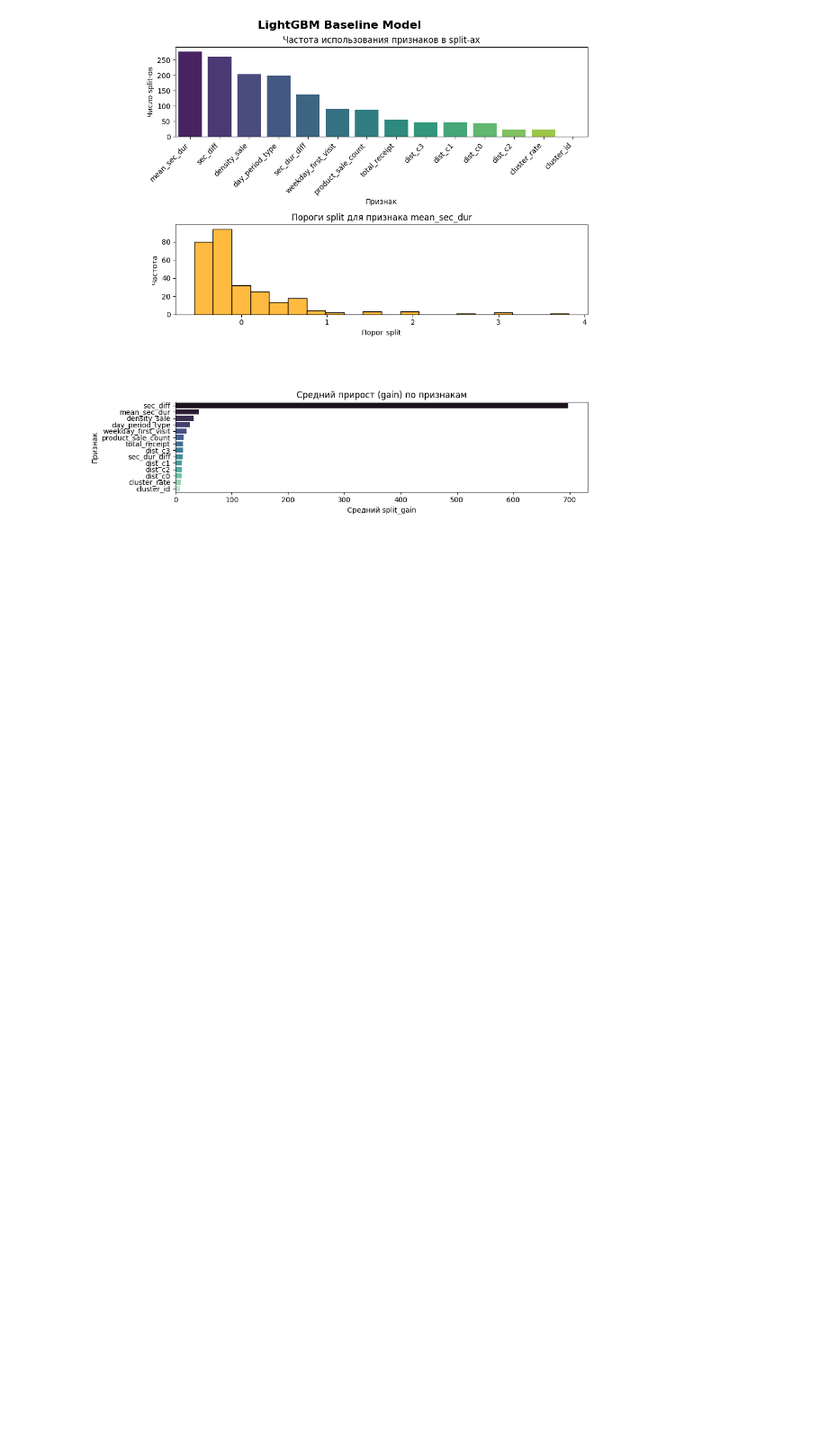
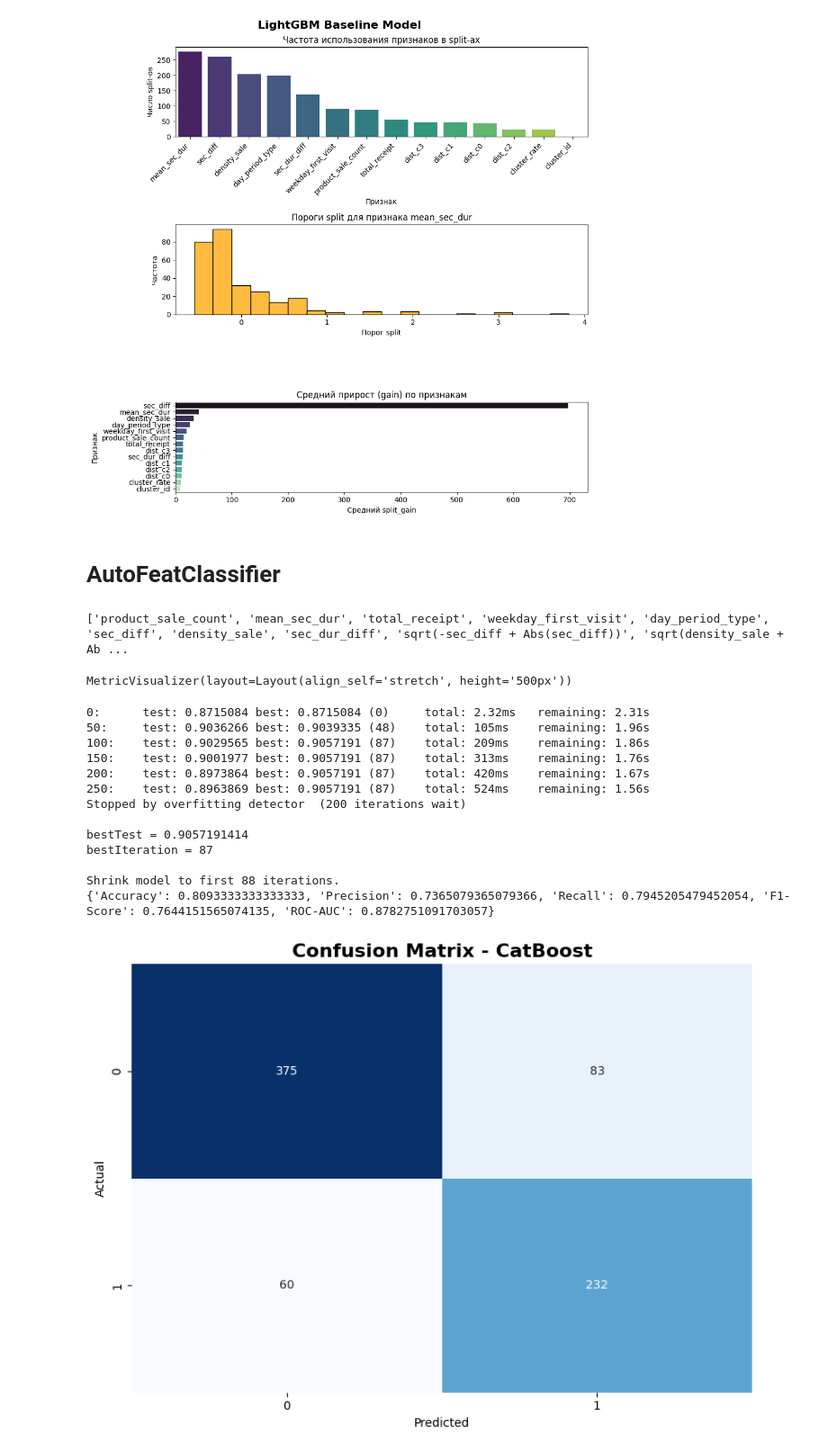
Before and after one commit to ArmJav/callcentermodel, a Jupyter notebook: prepocessing_fit.ipynb, the cells around one changed output. Shown at 90% size. Cells and saved outputs as stored; diff of their text form; code cells hidden in the pictures; blank space fills up the shorter version.

```diff
--- a/prepocessing_fit.ipynb
+++ b/prepocessing_fit.ipynb
@@ -284,7 +284,7 @@ from category_encoders import CatBoostEncoder
 from sklearn.preprocessing import StandardScaler
 
 params = {"score_function": 'L2',
-          "depth": 5,
+          "depth": 6,
           "eta": 0.15,
           "eval_metric": 'AUC',
           "iterations": 1000,
@@ -294,7 +294,7 @@ params = {"score_function": 'L2',
           "early_stopping_rounds":200
           }
 
-def catboost_train_model(train, valid, test, features, params=params):
+def catboost_train_model(train, valid, test, features, params=params, plot=True):
     X_tr, y_tr = train[features], train['is_callcenter']
     X_val, y_val = valid[features], valid['is_callcenter']
     X_test, y_test = test[features], test['is_callcenter']
@@ -319,11 +319,12 @@ def catboost_train_model(train, valid, test, features, params=params):
 
     model_cb= CatBoostClassifier(**params)
 
-    model_cb.fit(train_pool_baseline, eval_set=valid_pool_baseline, plot=True)
+    model_cb.fit(train_pool_baseline, eval_set=valid_pool_baseline, plot=plot)
     metrics_cb_baseline, y_pred_cb, y_pred_cb_proba = catboost_metric(model_cb, X_test_prepared, y_test)
     print(metrics_cb_baseline)
-    plot_confusion_matrix(y_test, y_pred_cb, title='CatBoost')
-    return model_cb
+    if plot:
+        plot_confusion_matrix(y_test, y_pred_cb, title='CatBoost')
+    return model_cb, metrics_cb_baseline
 # %% [markdown]
 ### Функция обучения модели Lightgbm
 # %%
@@ -598,3 +599,47 @@ Passing `palette` without assigning `hue` is deprecated and will be removed in v
 
   sns.barplot(x=gain_means.values, y=gain_means.index, palette='mako')
 [figure]
+# %% [markdown]
+# AutoFeatClassifier
+# %%
+from autofeat import AutoFeatClassifier
+
+features = session_agg.columns
+X_tr, y_tr = train_df[features], train_df['is_callcenter']
+X_temp, y_temp = temp[features], temp['is_callcenter']
+
+afreg = AutoFeatClassifier(feateng_steps=3, transformations=['1/', 'log', 'abs', 'sqrt'], max_gb=16,)
+X_train_transformed = afreg.fit_transform(X_tr[:5000], y_tr[:5000])
+X_test_transformed = afreg.transform(X_temp[:1500])
+
+# перед concat нужно сбросить индекс - иначе несоответствие!
+train_df_autofeat = pd.concat([X_train_transformed,
+                               y_tr[:5000].reset_index(drop=True)], axis=1)
+temp_df_autofeat = pd.concat([X_test_transformed.reset_index(drop=True),
+                              y_temp[:1500].reset_index(drop=True)], axis=1)
+# %%
+features_autofeat = [col for col in train_df_autofeat.columns if col != 'is_callcenter']
+val_df_autofeat, test_df_autofeat = train_test_split(temp_df_autofeat, test_size=0.5,
+                                                  random_state=42, shuffle=False)
+# %%
+print(features_autofeat)
+# %% [output]
+['product_sale_count', 'mean_sec_dur', 'total_receipt', 'weekday_first_visit', 'day_period_type', 'sec_diff', 'density_sale', 'sec_dur_diff', 'sqrt(-sec_diff + Abs(sec_diff))', 'sqrt(density_sale + Ab ...
+# %%
+model_cd_autofeat = catboost_train_model(train_df_autofeat, val_df_autofeat, test_df_autofeat, features_autofeat, params)
+# %% [output]
+MetricVisualizer(layout=Layout(align_self='stretch', height='500px'))
+0:      test: 0.8715084 best: 0.8715084 (0)     total: 2.32ms   remaining: 2.31s
+50:     test: 0.9036266 best: 0.9039335 (48)    total: 105ms    remaining: 1.96s
+100:    test: 0.9029565 best: 0.9057191 (87)    total: 209ms    remaining: 1.86s
+150:    test: 0.9001977 best: 0.9057191 (87)    total: 313ms    remaining: 1.76s
+200:    test: 0.8973864 best: 0.9057191 (87)    total: 420ms    remaining: 1.67s
+250:    test: 0.8963869 best: 0.9057191 (87)    total: 524ms    remaining: 1.56s
+Stopped by overfitting detector  (200 iterations wait)
+
+bestTest = 0.9057191414
+bestIteration = 87
+
+Shrink model to first 88 iterations.
+{'Accuracy': 0.8093333333333333, 'Precision': 0.7365079365079366, 'Recall': 0.7945205479452054, 'F1-Score': 0.7644151565074135, 'ROC-AUC': 0.8782751091703057}
+[figure, added]
```
Also changed, not shown: parts of 18 cells of this notebook, 1 other file.
